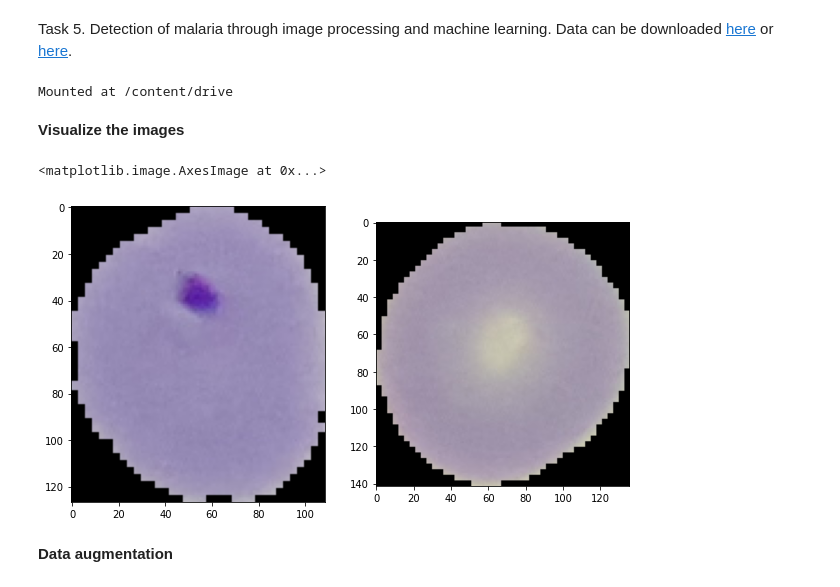
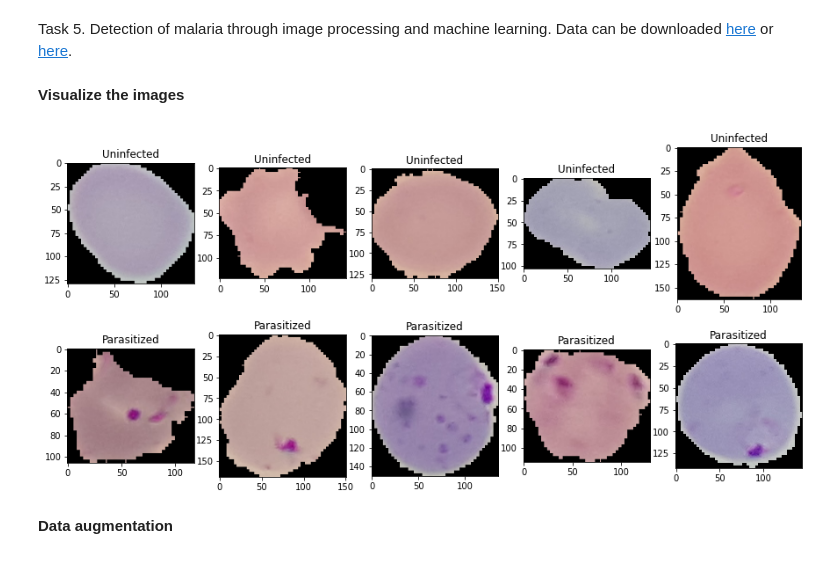
Before and after one commit to anastasiiakhil/Intro_to_DS, a Jupyter notebook: lab14.ipynb, the cells around one changed output. Saved outputs shown, nothing was run; the diff lists cells and outputs as text; code cells hidden in the pictures.

```diff
--- a/lab14.ipynb
+++ b/lab14.ipynb
@@ -150,23 +149,22 @@ Task 4. Save multiple models in one file.
 # # modelB.eval() / modelB.train()
 # %% [markdown]
 Task 5. Detection of malaria through image processing and machine learning. Data can be downloaded [here](https://www.kaggle.com/iarunava/cell-images-for-detecting-malaria) or [here](https://lhncbc.nlm.nih.gov/LHC-downloads/downloads.html#malaria-datasets).
-# %%
-# connect to drive with data (for Google Colab)
-drive.mount('/content/drive')
-# %% [output]
-Mounted at /content/drive
 # %% [markdown]
 __Visualize the images__
 # %%
-img_dir='/content/drive/MyDrive/malaria_dataset'
+img_dir = './data/malaria_dataset/'
+parasitized = os.listdir(img_dir + 'Parasitized/')
+uninfected = os.listdir(img_dir + 'Uninfected/')
 
-# example of image with infection
-fig, ax = plt.subplots(1, 2, figsize=(10, 10))
-ax[0].imshow(Image.open(img_dir + '/Parasitized/C189P150ThinF_IMG_20151203_142224_cell_91.png'))
-ax[1].imshow(Image.open(img_dir + '/Uninfected/C241NThinF_IMG_20151207_124643_cell_169.png'))
+# example of images with and without infection
+fig, ax = plt.subplots(2, 5, figsize=(15, 7))
+for i in range(5):
+    ax[0][i].imshow(Image.open(img_dir + 'Uninfected/' + uninfected[i]))
+    ax[1][i].imshow(Image.open(img_dir + 'Parasitized/' + parasitized[i]))
+    ax[0][i].set_title('Uninfected')
+    ax[1][i].set_title('Parasitized')
 # %% [output]
-<matplotlib.image.AxesImage at 0x...>
-[figure, old version]
+[figure, new version]
 # %% [markdown]
 **Data augmentation**
 # %%
```
Also changed, not shown: parts of 41 cells of this notebook.
